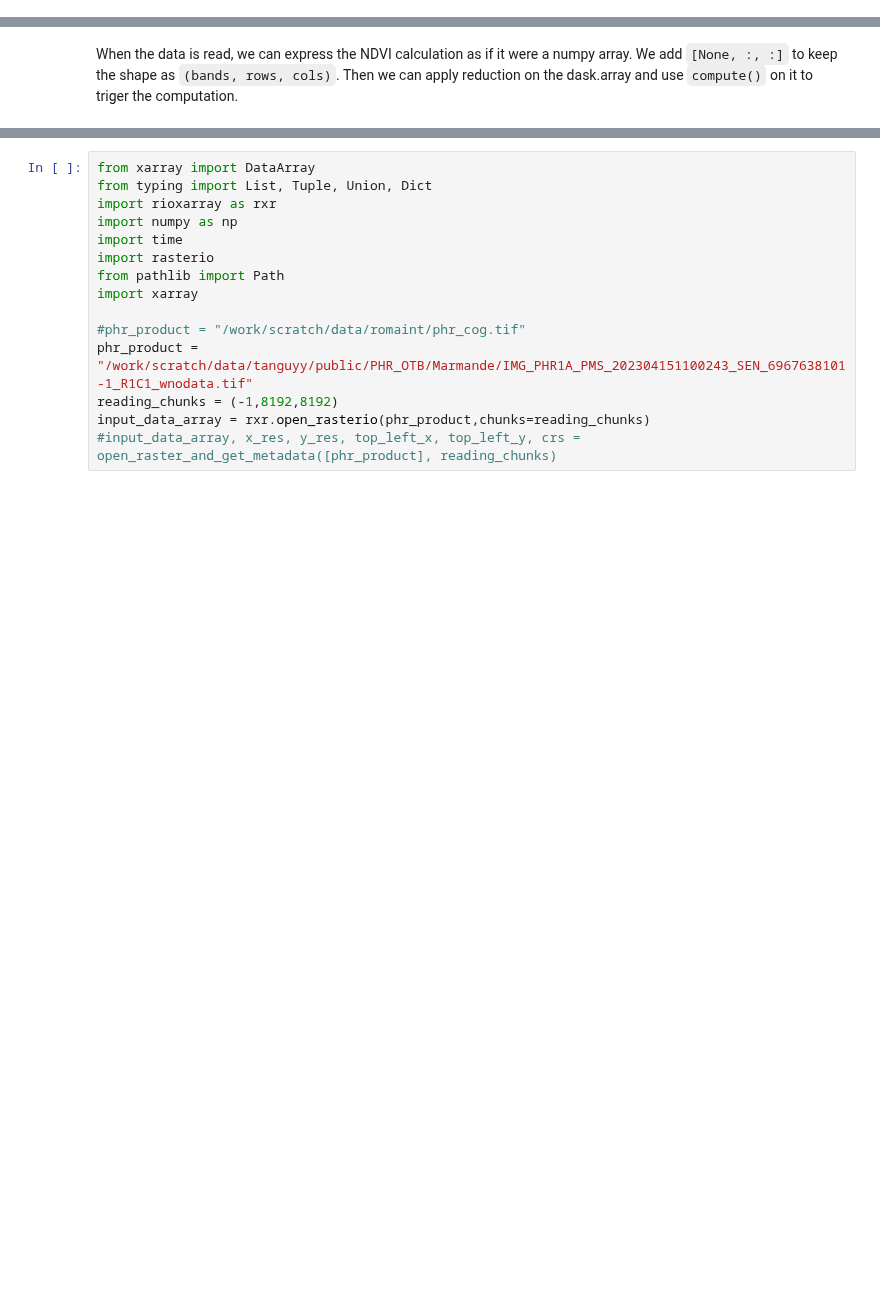
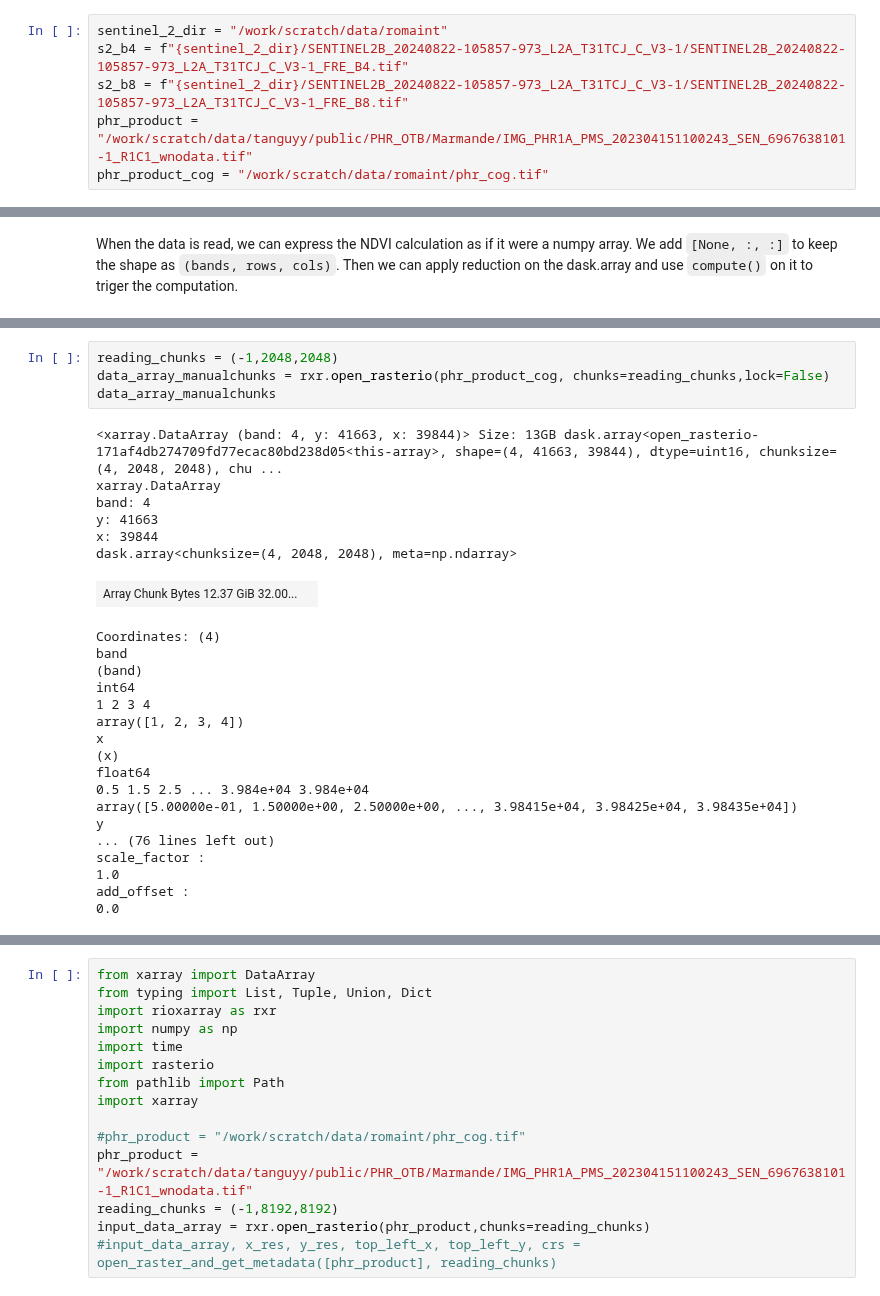
Before and after one commit to tromain/pluto-tuto, a Jupyter notebook: tuto_greenit.ipynb, the cells around one changed output, grey strips where cells are left out. Cells and saved outputs as stored; diff of their text form; blank space fills up the shorter version.

```diff
--- a/tuto_greenit.ipynb
+++ b/tuto_greenit.ipynb
@@ -113 +128,7 @@ From this method we will use the ``chunks`` and ``lock`` arguments, which respec
+# %%
+sentinel_2_dir = "/work/scratch/data/romaint"
+s2_b4 = f"{sentinel_2_dir}/SENTINEL2B_20240822-105857-973_L2A_T31TCJ_C_V3-1/SENTINEL2B_20240822-105857-973_L2A_T31TCJ_C_V3-1_FRE_B4.tif"
+s2_b8 = f"{sentinel_2_dir}/SENTINEL2B_20240822-105857-973_L2A_T31TCJ_C_V3-1/SENTINEL2B_20240822-105857-973_L2A_T31TCJ_C_V3-1_FRE_B8.tif"
+phr_product = "/work/scratch/data/tanguyy/public/PHR_OTB/Marmande/IMG_PHR1A_PMS_202304151100243_SEN_6967638101-1_R1C1_wnodata.tif"
+phr_product_cog = "/work/scratch/data/romaint/phr_cog.tif"
 # %% [markdown]
@@ -428,0 +405,29 @@ AssertionError
+# %%
+reading_chunks = (-1,2048,2048)
+data_array_manualchunks = rxr.open_rasterio(phr_product_cog, chunks=reading_chunks,lock=False)
+data_array_manualchunks
+# %% [output]
+<xarray.DataArray (band: 4, y: 41663, x: 39844)> Size: 13GB dask.array<open_rasterio-171af4db274709fd77ecac80bd238d05<this-array>, shape=(4, 41663, 39844), dtype=uint16, chunksize=(4, 2048, 2048), chu ...
+xarray.DataArray
+band: 4
+y: 41663
+x: 39844
+dask.array<chunksize=(4, 2048, 2048), meta=np.ndarray>
+| Array Chunk Bytes 12.37 GiB 32.00... |  |
+Coordinates: (4)
+band
+(band)
+int64
+1 2 3 4
+array([1, 2, 3, 4])
+x
+(x)
+float64
+0.5 1.5 2.5 ... 3.984e+04 3.984e+04
+array([5.00000e-01, 1.50000e+00, 2.50000e+00, ..., 3.98415e+04, 3.98425e+04, 3.98435e+04])
+y
+... (76 lines left out)
+scale_factor :
+1.0
+add_offset :
+0.0
```
Also changed, not shown: parts of 37 cells of this notebook.
